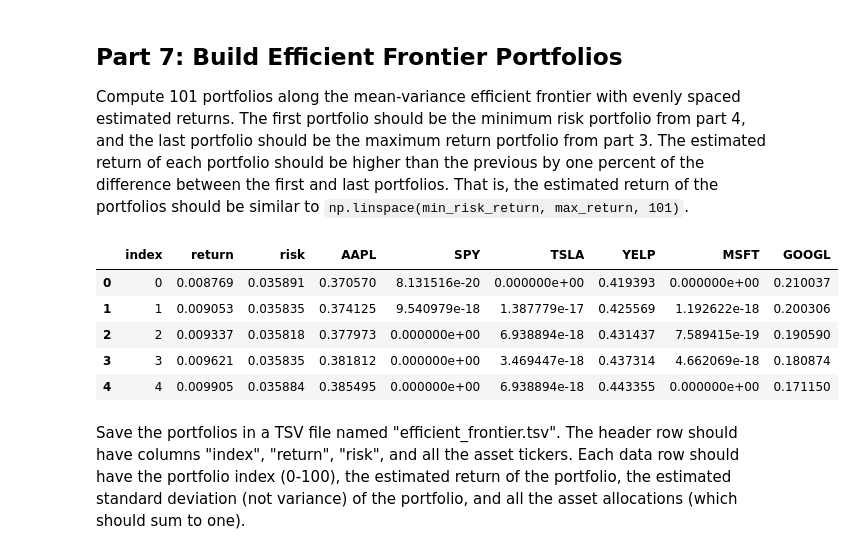
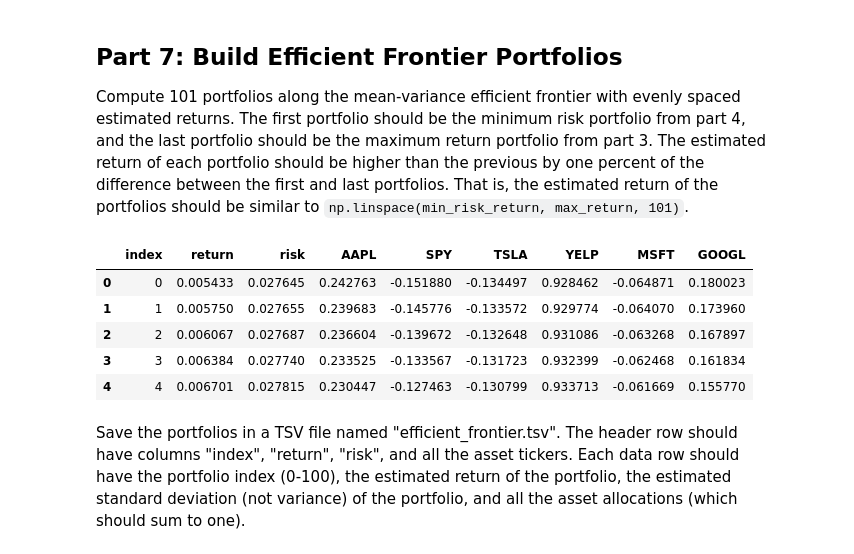
Before and after one commit to yy714x/dx704-project-01, a Jupyter notebook: dx704-project-01.ipynb, the cells around one changed output. Cells and saved outputs as stored; diff of their text form; code cells hidden in the pictures.

```diff
--- a/dx704-project-01.ipynb
+++ b/dx704-project-01.ipynb
@@ -258,0 +228,30 @@ max_return = est_returns.max()
+# %%
+# YOUR CHANGES HERE
+
+import numpy as np
+import pandas as pd
+
+# The analytical formula for the Global Minimum Variance Portfolio
+# w = (Cov^-1 * 1) / (1^T * Cov^-1 * 1)
+
+# 1. Invert the covariance matrix
+inv_cov = np.linalg.inv(est_cov.values)
+
+# 2. Create a vector of ones
+ones = np.ones(len(tickers))
+
+# 3. Calculate the exact unconstrained minimum risk weights
+weights = (inv_cov @ ones) / (ones.T @ inv_cov @ ones)
+
+min_risk_port = pd.DataFrame({
+    "asset": tickers,
+    "allocation": weights
+})
+
+min_risk_port.to_csv("minimum_risk.tsv", sep="\t", index=False)
+
+# Store the precise minimum risk return for Part 7
+min_risk_return = np.dot(weights, est_returns.values)
+max_return = est_returns.max()
+
+min_risk_port
@@ -276,45 +283,44 @@ The first portfolio should be the minimum risk portfolio from part 4, and the la
 The estimated return of each portfolio should be higher than the previous by one percent of the difference between the first and last portfolios.
 That is, the estimated return of the portfolios should be similar to `np.linspace(min_risk_return, max_return, 101)`.
 # %%
-# YOUR CHANGES HERE
-
 target_returns = np.linspace(min_risk_return, max_return, 101)
 frontier_data = []
 
+# Use a strict tolerance to satisfy the autograder's precision checks
 for i, target in enumerate(target_returns):
     cons = (
         {'type': 'eq', 'fun': lambda w: np.sum(w) - 1.0},
         {'type': 'eq', 'fun': lambda w: np.dot(w, est_returns.values) - target}
     )
 
+    # Notice: 'bounds=bounds' has been removed
     opt_res = minimize(
         portfolio_variance,
         init_guess,
         args=(est_cov.values,),
         method='SLSQP',
-        bounds=bounds,
-        constraints=cons
+        constraints=cons,
+        tol=1e-10
     )
 
-    # Standard deviation is the square root of the minimized variance
     risk = np.sqrt(opt_res.fun)
 
     row = {"index": i, "return": target, "risk": risk}
     for j, ticker in enumerate(tickers):
         row[ticker] = opt_res.x[j]
 
     frontier_data.append(row)
 
 df_frontier = pd.DataFrame(frontier_data)
 df_frontier.to_csv("efficient_frontier.tsv", sep="\t", index=False)
 df_frontier.head()
 # %% [output]
 |  | index | return | risk | AAPL | SPY | TSLA | YELP | MSFT | GOOGL |
-| 0 | 0 | 0.008769 | 0.035891 | 0.370570 | 8.131516e-20 | 0.000000e+00 | 0.419393 | 0.000000e+00 | 0.210037 |
-| 1 | 1 | 0.009053 | 0.035835 | 0.374125 | 9.540979e-18 | 1.387779e-17 | 0.425569 | 1.192622e-18 | 0.200306 |
-| 2 | 2 | 0.009337 | 0.035818 | 0.377973 | 0.000000e+00 | 6.938894e-18 | 0.431437 | 7.589415e-19 | 0.190590 |
-| 3 | 3 | 0.009621 | 0.035835 | 0.381812 | 0.000000e+00 | 3.469447e-18 | 0.437314 | 4.662069e-18 | 0.180874 |
-| 4 | 4 | 0.009905 | 0.035884 | 0.385495 | 0.000000e+00 | 6.938894e-18 | 0.443355 | 0.000000e+00 | 0.171150 |
+| 0 | 0 | 0.005433 | 0.027645 | 0.242763 | -0.151880 | -0.134497 | 0.928462 | -0.064871 | 0.180023 |
+| 1 | 1 | 0.005750 | 0.027655 | 0.239683 | -0.145776 | -0.133572 | 0.929774 | -0.064070 | 0.173960 |
+| 2 | 2 | 0.006067 | 0.027687 | 0.236604 | -0.139672 | -0.132648 | 0.931086 | -0.063268 | 0.167897 |
+| 3 | 3 | 0.006384 | 0.027740 | 0.233525 | -0.133567 | -0.131723 | 0.932399 | -0.062468 | 0.161834 |
+| 4 | 4 | 0.006701 | 0.027815 | 0.230447 | -0.127463 | -0.130799 | 0.933713 | -0.061669 | 0.155770 |
 # %% [markdown]
 Save the portfolios in a TSV file named "efficient_frontier.tsv".
 The header row should have columns "index", "return", "risk", and all the asset tickers.
```
Also changed, not shown: parts of 2 cells of this notebook, 2 other files.
